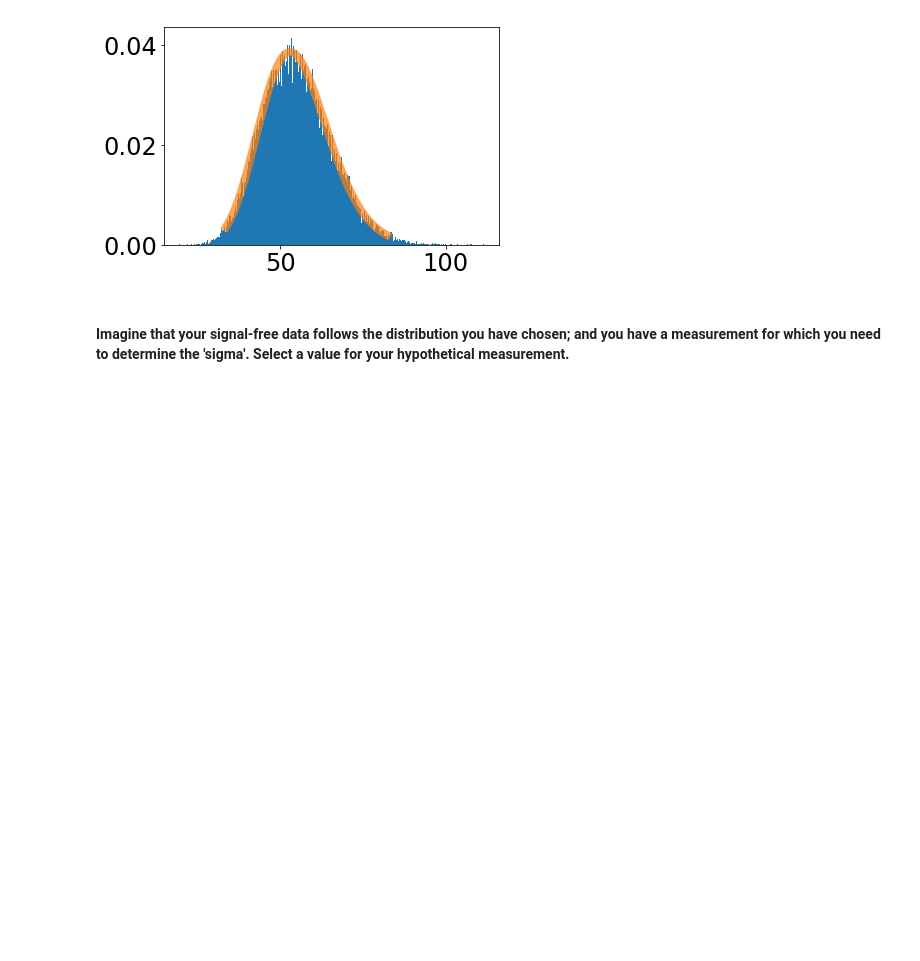
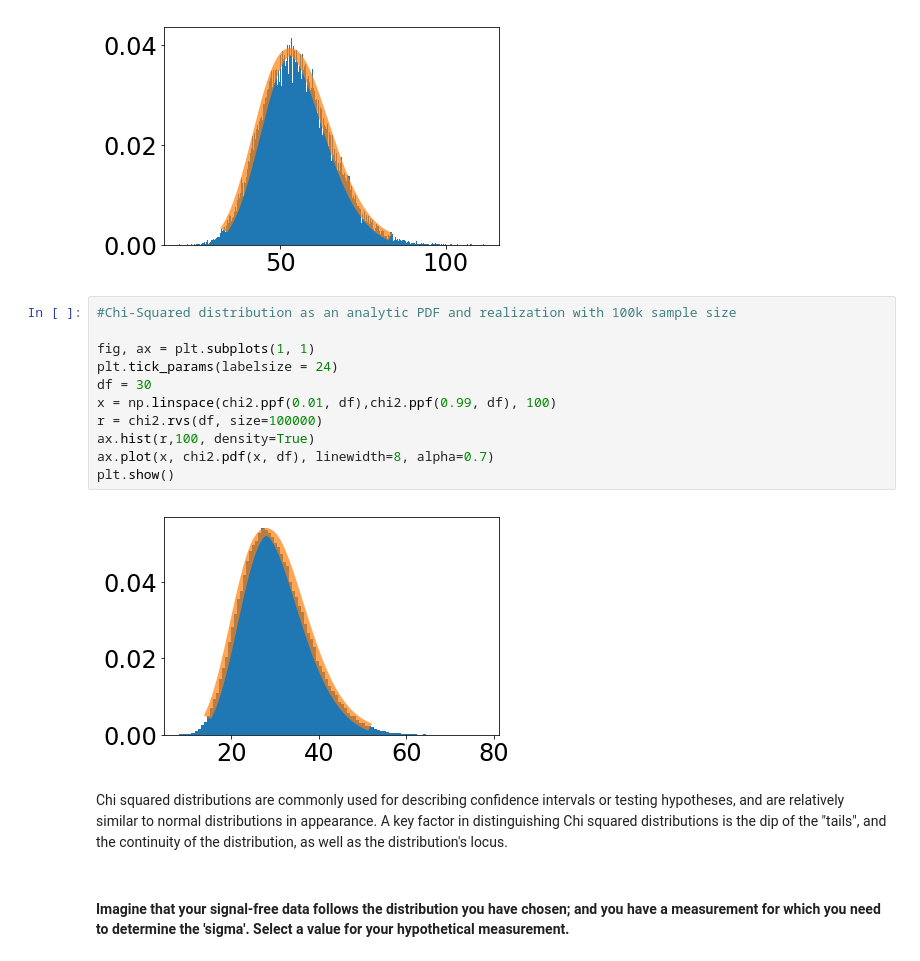
Before and after one commit to s-agiedd/PHYS_434, a Jupyter notebook: Labs/Alyssa_Giedd_Lab1.ipynb, the cells around one changed output. Saved outputs shown, nothing was run; the diff lists cells and outputs as text; blank space fills up the shorter version.

```diff
--- a/Labs/Alyssa_Giedd_Lab1.ipynb
+++ b/Labs/Alyssa_Giedd_Lab1.ipynb
@@ -36,6 +43,21 @@ ax.plot(x, chi2.pdf(x, df), linewidth=8, alpha=0.7)
 plt.show()
 # %% [output]
 [figure]
+# %%
+#Chi-Squared distribution as an analytic PDF and realization with 100k sample size
+
+fig, ax = plt.subplots(1, 1)
+plt.tick_params(labelsize = 24)
+df = 30
+x = np.linspace(chi2.ppf(0.01, df),chi2.ppf(0.99, df), 100)
+r = chi2.rvs(df, size=100000)
+ax.hist(r,100, density=True)
+ax.plot(x, chi2.pdf(x, df), linewidth=8, alpha=0.7)
+plt.show()
+# %% [output]
+[figure, added]
+# %% [markdown]
+Chi squared distributions are commonly used for describing confidence intervals or testing hypotheses, and are relatively similar to normal distributions in appearance. A key factor in distinguishing Chi squared distributions is the dip of the "tails", and the continuity of the distribution, as well as the distribution's locus.
 # %% [markdown]
 #### Imagine that your signal-free data follows the distribution you have chosen; and you have a measurement for which you need to determine the 'sigma'. Select a value for your hypothetical measurement.
 # %%
```
Also changed, not shown: parts of 6 cells of this notebook.
